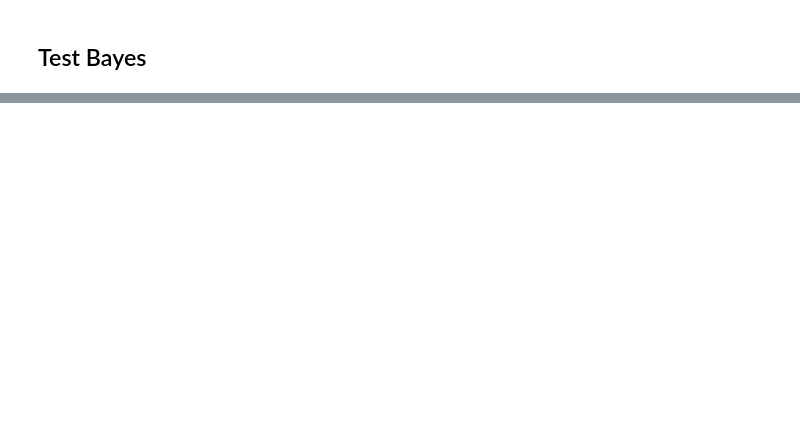
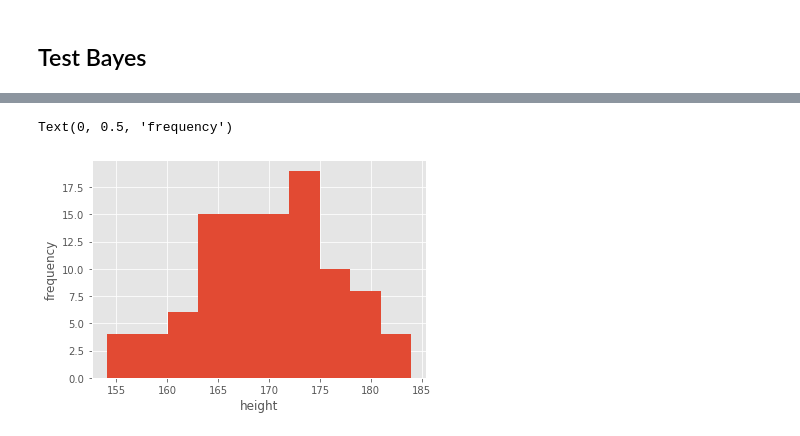
Before and after one commit to yotaKawashima/pythonTest, a Jupyter notebook: ds_python/bayesianStats.ipynb, the cells around one changed output, grey strips where cells are left out. Cells and saved outputs as stored; diff of their text form; code cells hidden in the pictures; blank space fills up the shorter version.

```diff
--- a/ds_python/bayesianStats.ipynb
+++ b/ds_python/bayesianStats.ipynb
@@ -42,0 +130,3 @@ plt.xticks(x, ["a", "b"])
+# %%
+df = pd.read_excel("./data/MAP_data.xlsx", index_col="id")
+df.head()
@@ -42,0 +141,7 @@ plt.xticks(x, ["a", "b"])
+# %%
+plt.hist(df["height"])
+plt.xlabel("height")
+plt.ylabel("frequency")
+# %% [output]
+Text(0, 0.5, 'frequency')
+[figure, added]
```
Also changed, not shown: parts of 14 cells of this notebook, 11 other files.
